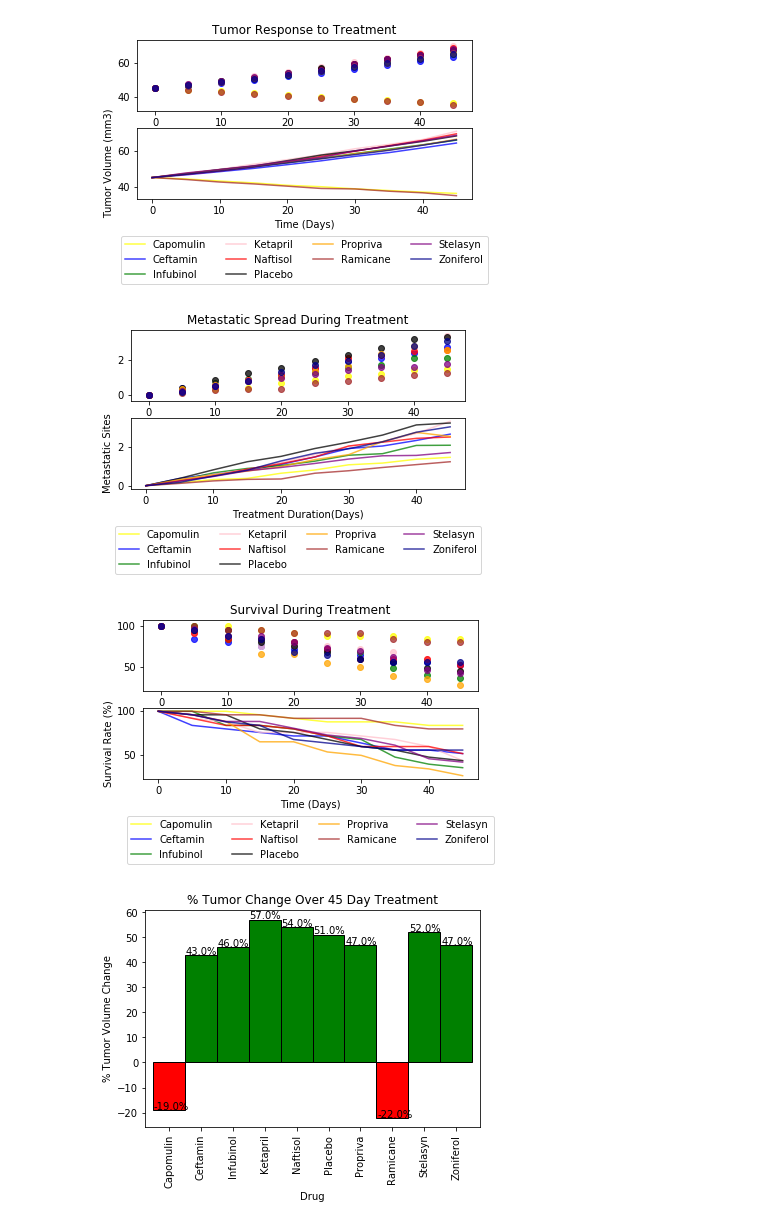
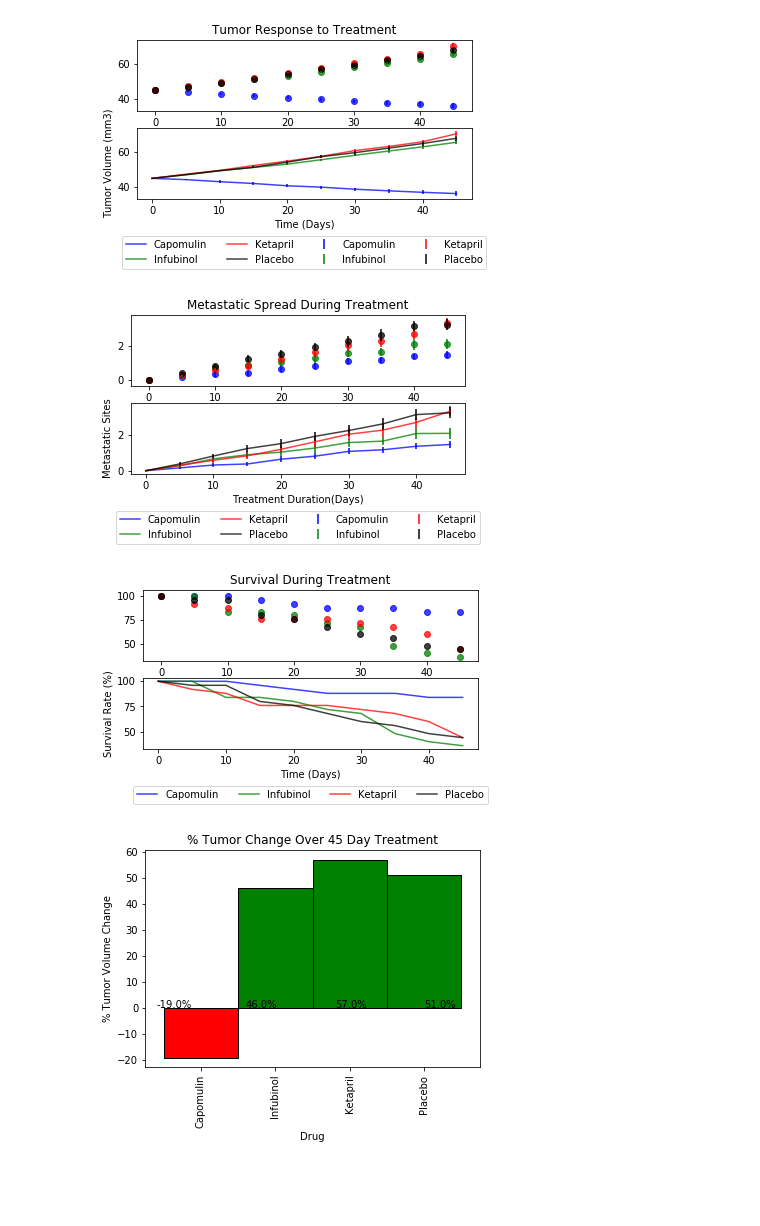
Before and after one commit to catchvivkrish/Data_Analytics_Project_Collection, a Jupyter notebook: HomeWork/Week 5 -Matplotlib/Matplotlib_Homework_Viv.ipynb, the cells around one changed output. Saved outputs shown, nothing was run; the diff lists cells and outputs as text; code cells hidden in the pictures; blank space fills up the shorter version.

```diff
--- a/HomeWork/Week 5 -Matplotlib/Matplotlib_Homework_Viv.ipynb
+++ b/HomeWork/Week 5 -Matplotlib/Matplotlib_Homework_Viv.ipynb
@@ -9,55 +9,80 @@ csvpath_mouse = "Resources/mouse_drug_data.csv"
 trial_data = pd.read_csv(csvpath_trial)
 mouse_data = pd.read_csv(csvpath_mouse)
 merged_data = pd.merge(trial_data,mouse_data, on=('Mouse ID'), how='left')
-color = ['Yellow','Blue','Green','Pink','Red','Black','Orange','Brown','Purple','DarkBlue']
+color = ['Blue','Green','Red','Black']
 # %%
+#The instructions said plot scatter but example shows line. So I plotted both and intentionally printed a legend for both just for clarity purposes
 group_time_drug = merged_data.groupby(['Drug','Timepoint'])
 group_time_drug_avg = round(group_time_drug['Tumor Volume (mm3)'].mean(),2)
+group_time_drug_avg = group_time_drug_avg.loc[['Capomulin','Infubinol','Ketapril','Placebo'],:]
 group_time_drug_avg_ri = group_time_drug_avg.reset_index()
+
+#pivot data for better representation
 group_time_drug_avg_ri2 = group_time_drug_avg_ri.pivot(index= 'Timepoint', columns='Drug', values='Tumor Volume (mm3)')
+
 # get list of column names into a list
 column_names = list(group_time_drug_avg_ri2.columns.values)
-# remove first value from  list of column names into a list - not needed as can plot based on index value so no need to reset index and skip 1st column
+
+#Caluculate SEM of the same data and bring to the same format as above dataframe
+group_time_drug_sem = merged_data.groupby(['Drug','Timepoint']).sem()
+group_time_drug_sem = group_time_drug_sem['Tumor Volume (mm3)']
+group_time_drug_sem = group_time_drug_sem.reset_index()
+group_time_drug_sem = group_time_drug_sem.pivot(index= 'Timepoint', columns='Drug', values='Tumor Volume (mm3)')
+
 # create a sub plot to grid and give its size, starting position of current graph and its row and column span
 graph1 = plt.subplot2grid((15,3), (0,0), rowspan=5, colspan=3 )
 x = 0
-# for each column in dataframe, print a graph
+# for each column in dataframe, print one scatter plot graph and overlay that with an error bar plot to show the deviation
 for i in column_names:
     graph1.scatter(group_time_drug_avg_ri2.index.values,group_time_drug_avg_ri2[i], color=color[x],label=i, alpha=0.75)
+    graph1.errorbar(group_time_drug_avg_ri2.index.values, group_time_drug_avg_ri2[i], yerr=group_time_drug_sem[i] ,color=color[x], fmt='none')
     x += 1
 # Reset the values for x and i so it can be reused
 x = 0
 plt.title("Tumor Response to Treatment")
 # create a sub plot to grid and give its size, starting position of current graph and its row and column span
-graph2 = plt.subplot2grid((15,2), (6,0), rowspan=5, colspan=3)
-# for each column in dataframe, print a graph
+graph2 = plt.subplot2grid((15,3), (6,0), rowspan=5, colspan=3)
+# for each column in dataframe, print one line plot graph and overlay that with an error bar plot to show the deviation
 for i in column_names:
     graph2.plot(group_time_drug_avg_ri2.index.values,group_time_drug_avg_ri2[i], color=color[x],label=i, alpha=0.75)
+    graph2.errorbar(group_time_drug_avg_ri2.index.values, group_time_drug_avg_ri2[i], yerr=group_time_drug_sem[i] ,color=color[x], fmt='none')
     x += 1
 x = 0
 # print the legend for graph 2 and provide the column span and how its attached to the main graph
 graph2.legend(loc='upper center', bbox_to_anchor=(0.5, -0.45),  shadow=False, ncol=4)
 plt.xlabel("Time (Days)")
 plt.ylabel("Tumor Volume (mm3)")
+#plt.ylim(min(group_time_drug_avg_ri2.min())-10,max(group_time_drug_avg_ri2.max()+20))
+#plt.xlim(group_time_drug_avg_ri2.index.min()-5,group_time_drug_avg_ri2.index.max()+5)
 plt.show()
 # %% [output]
-[figure, old version]
+[figure, new version]
 # %%
+#The instructions said plot scatter but example shows line. So I plotted both and intentionally printed a legend for both just for clarity purposes
 group_time_drug = merged_data.groupby(['Drug','Timepoint'])
 group_time_drug_sites_avg = round(group_time_drug['Metastatic Sites'].mean(),2)
+group_time_drug_sites_avg = group_time_drug_sites_avg.loc[['Capomulin','Infubinol','Ketapril','Placebo'],:]
 group_time_drug_sites_avg_ri = group_time_drug_sites_avg.reset_index()
 group_time_drug_sites_avg_ri2 = group_time_drug_sites_avg_ri.pivot(index= 'Timepoint', columns='Drug', values='Metastatic Sites')
 columns = list(group_time_drug_sites_avg_ri2.columns.values)
+#Caluculate SEM of the same data and bring to the same format as above dataframe
+group_time_drug_sem2 = merged_data.groupby(['Drug','Timepoint']).sem()
+group_time_drug_sem2 = group_time_drug_sem2['Metastatic Sites']
+group_time_drug_sem2 = group_time_drug_sem2.reset_index()
+group_time_drug_sem2 = group_time_drug_sem2.pivot(index= 'Timepoint', columns='Drug', values='Metastatic Sites')
+
 graph1 = plt.subplot2grid((15,3), (0,0), rowspan=5, colspan=3 )
 x = 0
 for i in columns:
     graph1.scatter(group_time_drug_sites_avg_ri2.index.values, group_time_drug_sites_avg_ri2[i], color=color[x], label=i, alpha=0.75)
+    graph1.errorbar(group_time_drug_sites_avg_ri2.index.values, group_time_drug_sites_avg_ri2[i], yerr=group_time_drug_sem2[i] ,color=color[x], fmt='none')
     x+=1
 x = 0
 plt.title("Metastatic Spread During Treatment")
 graph2 = plt.subplot2grid((15,3), (6,0), rowspan=5, colspan=3)
 for i in columns:
     graph2.plot(group_time_drug_sites_avg_ri2.index.values, group_time_drug_sites_avg_ri2[i], color=color[x], label=i, alpha=0.75)
+    graph2.errorbar(group_time_drug_sites_avg_ri2.index.values, group_time_drug_sites_avg_ri2[i], yerr=group_time_drug_sem2[i] ,color=color[x], fmt='none')
     x += 1
 x = 0
 graph2.legend(loc='upper center', bbox_to_anchor=(0.5, -0.45),  shadow=False, ncol=4)
@@ -65,10 +90,12 @@ plt.xlabel("Treatment Duration(Days)")
 plt.ylabel("Metastatic Sites")
 plt.show()
 # %% [output]
-[figure, old version]
+[figure, new version]
 # %%
+#The instructions said plot scatter but example shows line. So I plotted both
 group_time_drug = merged_data.groupby(['Drug','Timepoint'])
 group_time_drug_mouse = group_time_drug['Mouse ID'].count()
+group_time_drug_mouse = group_time_drug_mouse.loc[['Capomulin','Infubinol','Ketapril','Placebo'],:]
 group_time_drug_mouse_ri = group_time_drug_mouse.reset_index()
 group_time_drug_mouse_ri2 = group_time_drug_mouse_ri.pivot(index= 'Timepoint', columns='Drug', values='Mouse ID')
 column_names = list(group_time_drug_mouse_ri2.columns.values)
@@ -92,12 +119,12 @@ plt.xlabel("Time (Days)")
 plt.ylabel("Survival Rate (%)")
 plt.show()
 # %% [output]
-[figure, old version]
+[figure, new version]
 # %%
-#group by Drug','Timepoint'
 group_time_drug = merged_data.groupby(['Drug','Timepoint'])
 #calcualte mean
 group_time_drug_tumor_avg = group_time_drug['Tumor Volume (mm3)'].mean()
+group_time_drug_tumor_avg = group_time_drug_tumor_avg.loc[['Capomulin','Infubinol','Ketapril','Placebo'],:]
 group_time_drug_mouse_ri = group_time_drug_tumor_avg.reset_index()
 #pivot data for better representation
 group_time_drug_mouse_ri2 = group_time_drug_mouse_ri.pivot(index= 'Timepoint', columns='Drug', values='Tumor Volume (mm3)')
@@ -118,9 +145,9 @@ ax = group_time_drug_mouse_ri3.plot(kind='bar', label='Test', width=1.0, color=[
 plt.title('% Tumor Change Over 45 Day Treatment')
 plt.ylabel('% Tumor Volume Change')
 # for each value in the graph, annoate the value of height of that graph instance and
-# the x position is xvalue *1.005 and y postiion is height*1.005 so it prints at the top or bottom of the graph
+# the x position is xvalue *1.200 and y postiion is 0 or height*1.005 so it prints at the top or bottom of the graph
 for p in ax.patches:
-     ax.annotate(str(p.get_height())+'%', (p.get_x() * 1.005, p.get_height() * 1.005))
+     ax.annotate(str(p.get_height())+'%', (p.get_x() * 1.200,0))
 plt.show()
 # %% [output]
-[figure, old version]
+[figure, new version]
```
Also changed, not shown: parts of 1 cell of this notebook.
